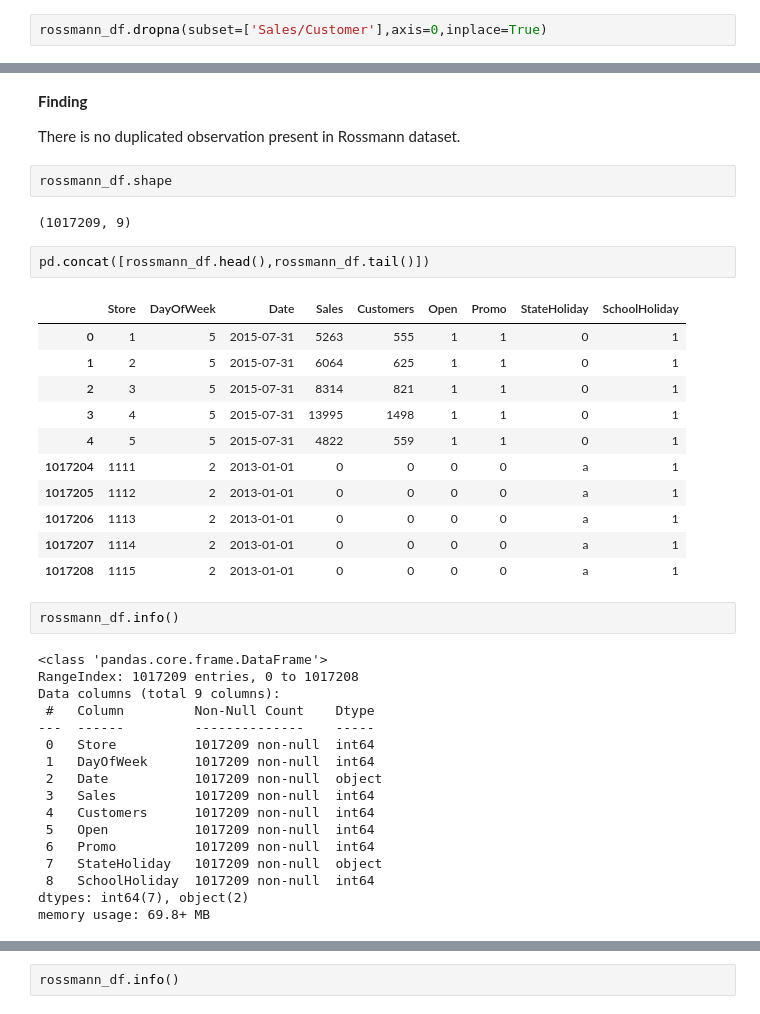
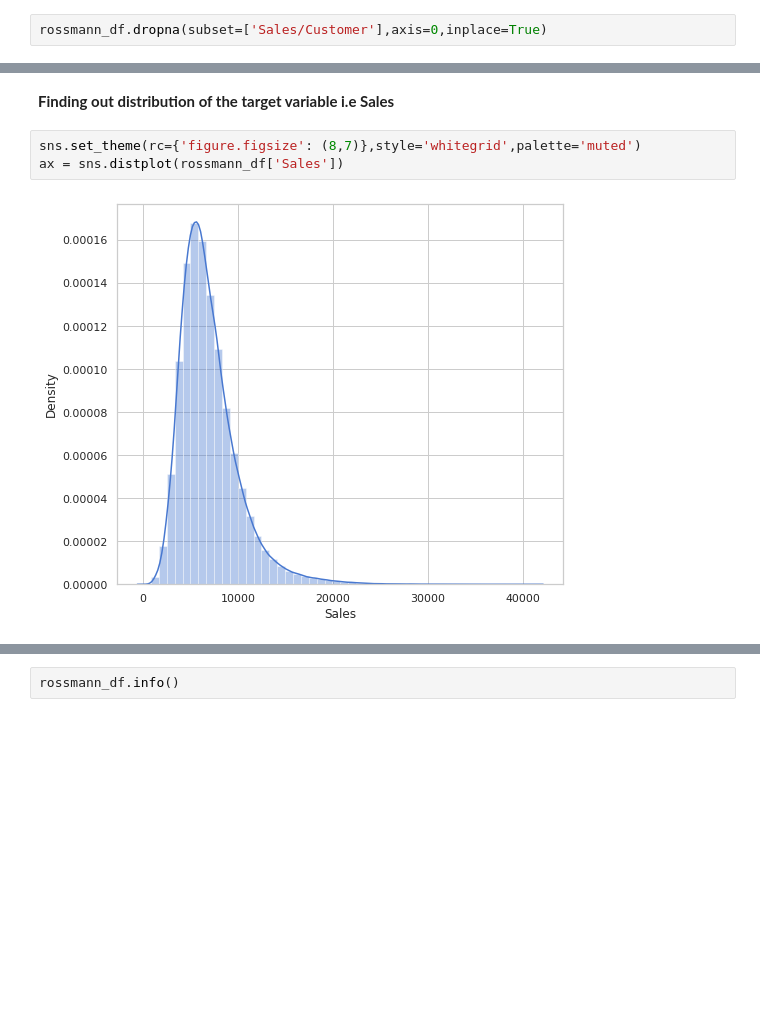
Before and after one commit to sudeep-009/Retail-Sales-Prediction, a Jupyter notebook: Rossmann_Sales_Prediction_Capstone_Project.ipynb, the cells around one changed output, grey strips where cells are left out. Drawn from its saved outputs; the diff is of its cells as text; blank space fills up the shorter version.

```diff
--- a/Rossmann_Sales_Prediction_Capstone_Project.ipynb
+++ b/Rossmann_Sales_Prediction_Capstone_Project.ipynb
@@ -231,41 +194,7 @@ sns.distplot(merged_df['Sales'],color="r")
-# %% [markdown]
-**Finding**
-
-There is no duplicated observation present in Rossmann dataset.
-# %%
-rossmann_df.shape
-# %% [output]
-(1017209, 9)
-# %%
-pd.concat([rossmann_df.head(),rossmann_df.tail()])
-# %% [output]
-|  | Store | DayOfWeek | Date | Sales | Customers | Open | Promo | StateHoliday | SchoolHoliday |
-| 0 | 1 | 5 | 2015-07-31 | 5263 | 555 | 1 | 1 | 0 | 1 |
-| 1 | 2 | 5 | 2015-07-31 | 6064 | 625 | 1 | 1 | 0 | 1 |
-| 2 | 3 | 5 | 2015-07-31 | 8314 | 821 | 1 | 1 | 0 | 1 |
-| 3 | 4 | 5 | 2015-07-31 | 13995 | 1498 | 1 | 1 | 0 | 1 |
-| 4 | 5 | 5 | 2015-07-31 | 4822 | 559 | 1 | 1 | 0 | 1 |
-| 1017204 | 1111 | 2 | 2013-01-01 | 0 | 0 | 0 | 0 | a | 1 |
-| 1017205 | 1112 | 2 | 2013-01-01 | 0 | 0 | 0 | 0 | a | 1 |
-| 1017206 | 1113 | 2 | 2013-01-01 | 0 | 0 | 0 | 0 | a | 1 |
-| 1017207 | 1114 | 2 | 2013-01-01 | 0 | 0 | 0 | 0 | a | 1 |
-| 1017208 | 1115 | 2 | 2013-01-01 | 0 | 0 | 0 | 0 | a | 1 |
-# %%
-rossmann_df.info()
-# %% [output]
-<class 'pandas.core.frame.DataFrame'>
-RangeIndex: 1017209 entries, 0 to 1017208
-Data columns (total 9 columns):
- #   Column         Non-Null Count    Dtype
----  ------         --------------    -----
- 0   Store          1017209 non-null  int64
- 1   DayOfWeek      1017209 non-null  int64
- 2   Date           1017209 non-null  object
- 3   Sales          1017209 non-null  int64
- 4   Customers      1017209 non-null  int64
- 5   Open           1017209 non-null  int64
- 6   Promo          1017209 non-null  int64
- 7   StateHoliday   1017209 non-null  object
- 8   SchoolHoliday  1017209 non-null  int64
-dtypes: int64(7), object(2)
-memory usage: 69.8+ MB
+# %% [markdown]
+**Finding out distribution of the target variable i.e Sales**
+# %%
+sns.set_theme(rc={'figure.figsize': (8,7)},style='whitegrid',palette='muted')
+ax = sns.distplot(rossmann_df['Sales'])
+# %% [output]
+[figure, added]
```
Also changed, not shown: parts of 39 cells of this notebook.
